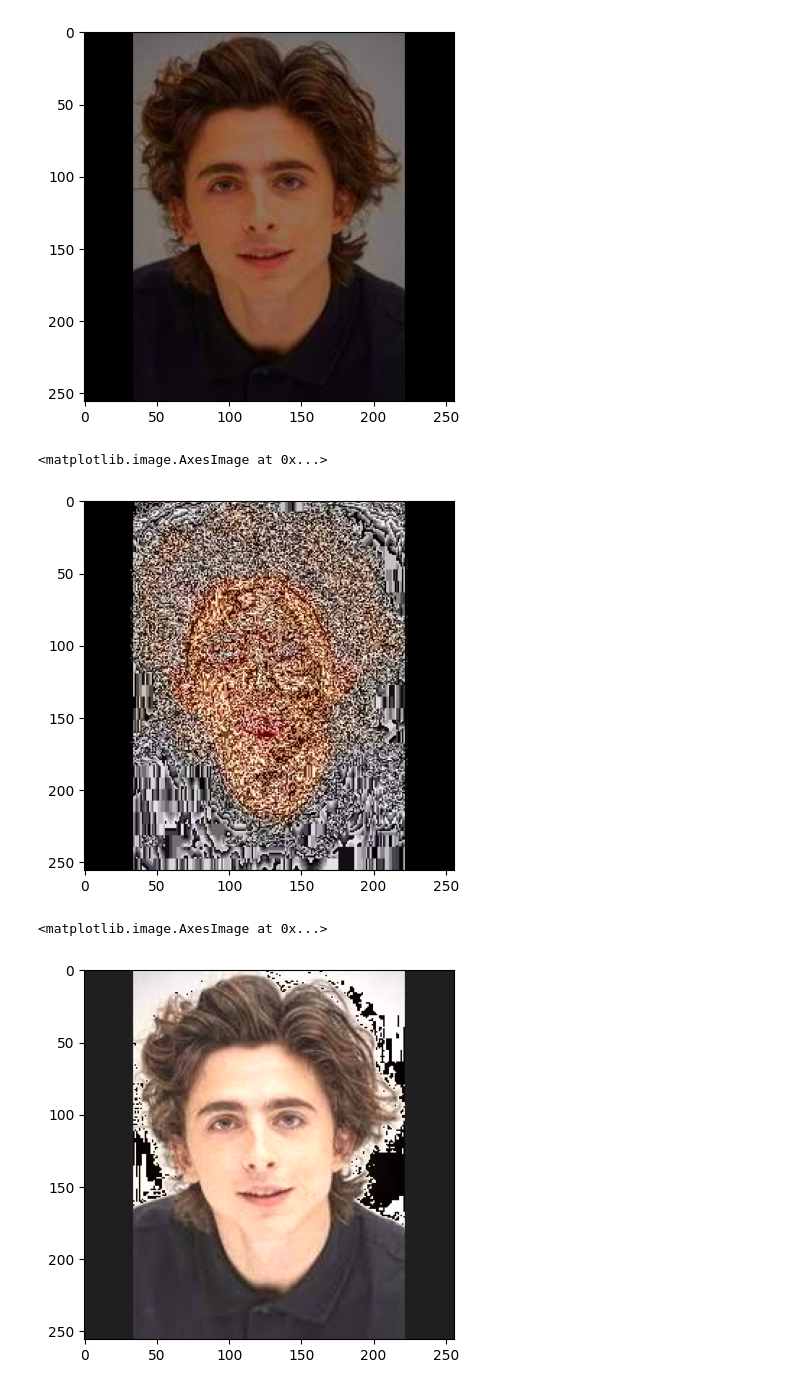
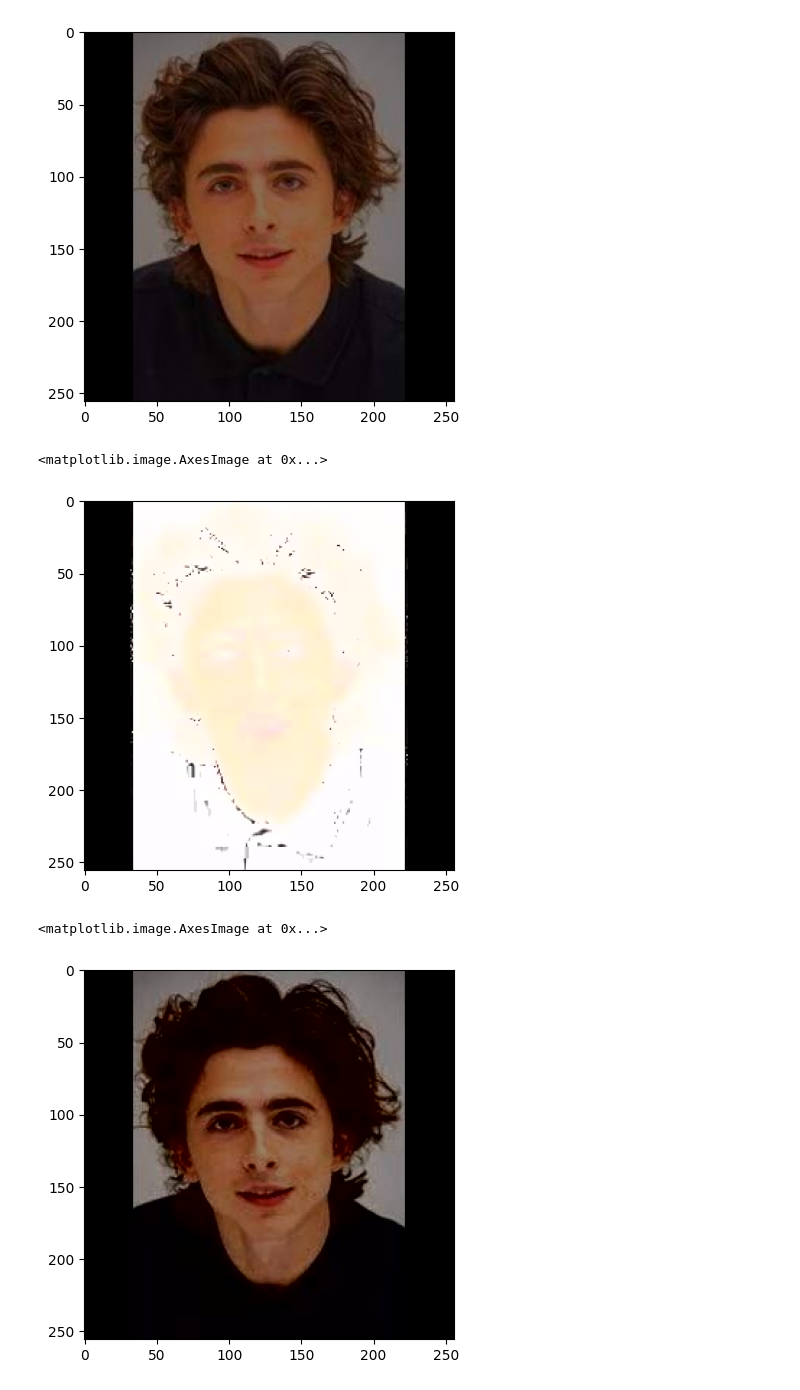
Before and after one commit to gry-mar/biometrics-assignment-1, a Jupyter notebook: notebooks/image_adjustment_test.ipynb, the cells around one changed output. Saved outputs shown, nothing was run; the diff lists cells and outputs as text; code cells hidden in the pictures.

Commit message:
luminance changing fixed, added method for image scaling and gaussian noise

```diff
--- a/notebooks/image_adjustment_test.ipynb
+++ b/notebooks/image_adjustment_test.ipynb
@@ -9,6 +13,6 @@ import numpy as np
 # %%
 image = cv2.imread("../images/img1.jpg")
-
+image = cv2.cvtColor(image, cv2.COLOR_BGR2RGB)
 plt.imshow(image)
 # %% [output]
 <matplotlib.image.AxesImage at 0x...>
@@ -24,10 +28,10 @@ res_quadratic = iu.change_luminance(image, scale_type=iu.ScaleType.QUADRATIC)
 plt.imshow(res_quadratic)
 # %% [output]
 <matplotlib.image.AxesImage at 0x...>
-[figure, old version]
+[figure, new version]
 # %%
-res_const = iu.change_luminance(image, scale_type=iu.ScaleType.CONSTANT, factor=30)
+res_const = iu.change_luminance(image, scale_type=iu.ScaleType.CONSTANT, factor=-100)
 plt.imshow(res_const)
 # %% [output]
 <matplotlib.image.AxesImage at 0x...>
-[figure, old version]
+[figure, new version]
```
Also changed, not shown: parts of 4 cells of this notebook, 5 other files.
